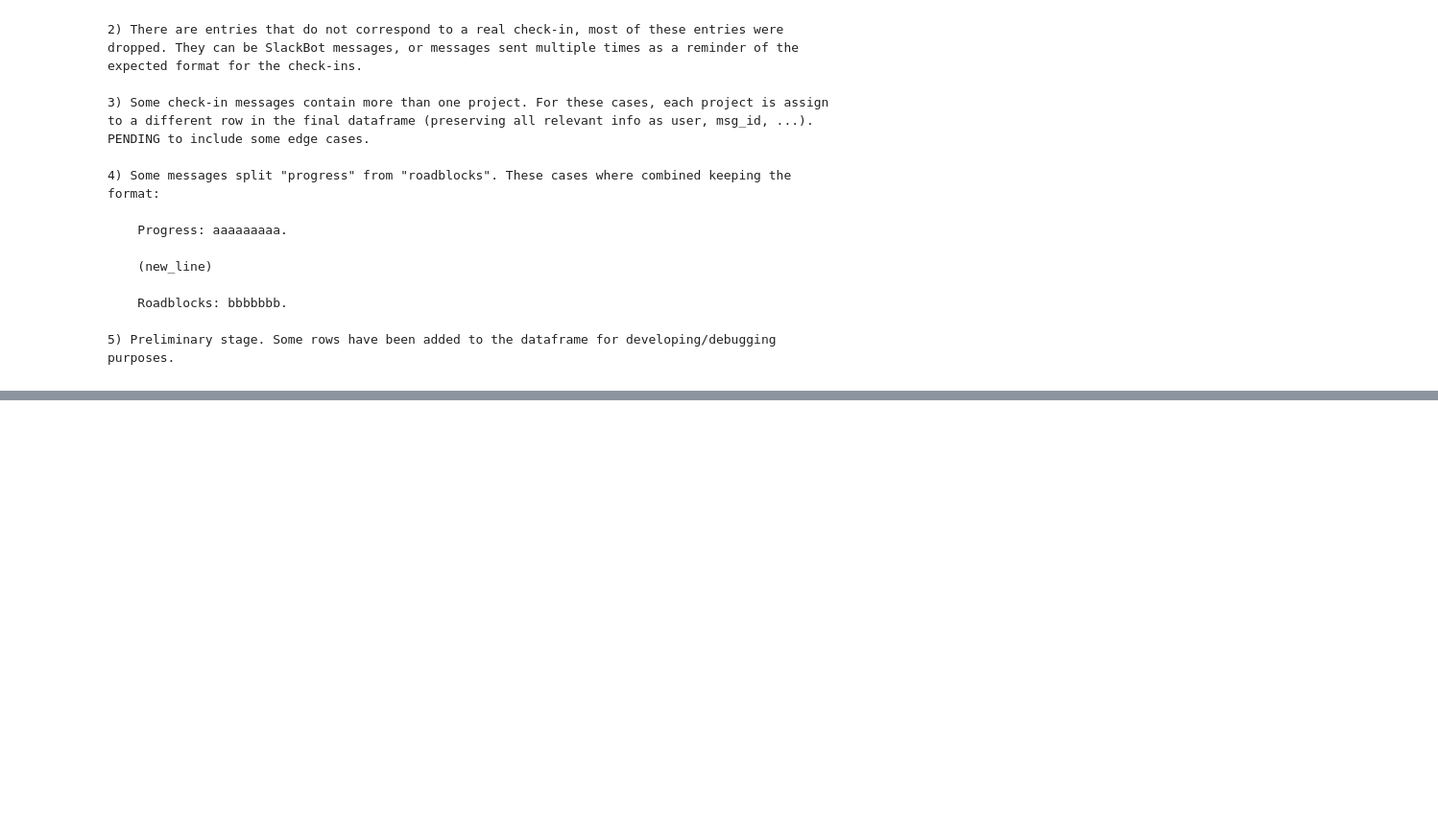
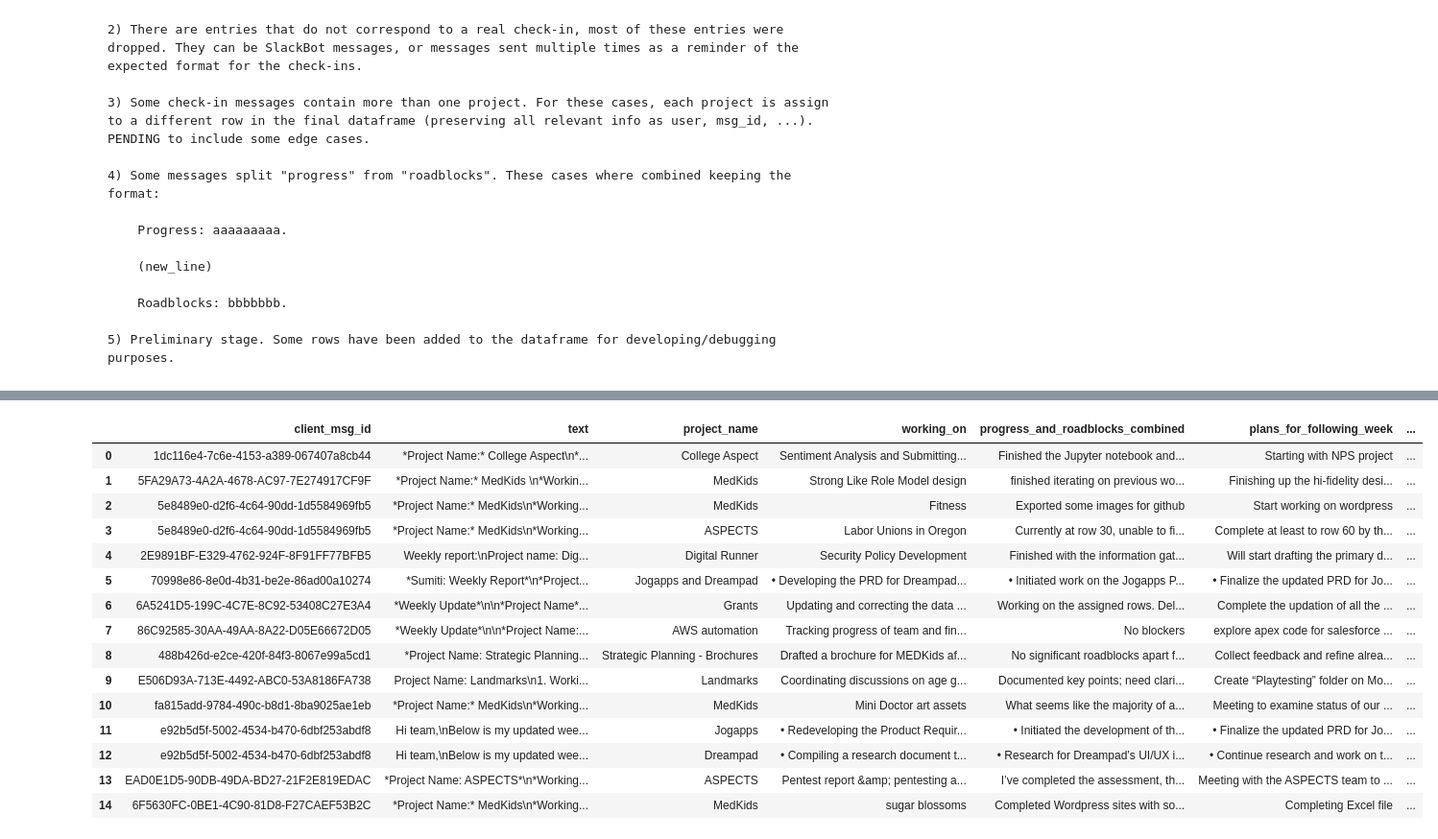
Before and after one commit to angelicads93/export_Slack, a Jupyter notebook: AG_Slack_weekly_reports.ipynb, the cells around one changed output, grey strips where cells are left out. Shown at 96% size. Cells and saved outputs as stored; diff of their text form; code cells hidden in the pictures; blank space fills up the shorter version.

Commit message:
AG12132024 Tested implementation that parses text having semicolon other than those after the category names

```diff
--- a/AG_Slack_weekly_reports.ipynb
+++ b/AG_Slack_weekly_reports.ipynb
@@ -39,14 +39,15 @@ source_path = "/home/agds/Documents/RebeccaEverleneTrust/RebeccaEverlene_Slack_e
 keywords_dictionary = {
     'header' : ['weekly report', 'report', "week's report"],
     'project_name': ['project name', 'project'],
-    'working_on' : ['working on', 'working'],
-    'progress_and_roadblocks' : ['progress and roadblocks', 'progress and roadblock'],#, 'progress', 'roadblocks'],
+    'working_on' : ['working on', 'working', 'what you are working on'],#, 'this week'],
+    'progress_and_roadblocks' : ['progress and roadblocks', 'progress and roadblock', 'progress &amp; roadblocks'],#, 'progress', 'roadblocks'],
     'progress' : ['progress'],
     'roadblocks' : ['roadblocks', 'roadblock'],
-    'plans_for_following_week' : ['plans for the following week', 'plans for next week', 'plans', 'following week', 'next week'],
-    'meetings' : ['meetings', 'meet', 'met']
+    'plans_for_following_week' : ['plans for the following week', 'plans for next week', 'following week', 'next week', 'plans for the upcoming week'],
+    'meetings' : ['meetings', 'meet', 'met', "meetings you've attended", 'upcoming meetings'],
+    'this_week' : ['this week']
 }
-all_keywords = ['project_name', 'working_on', 'progress_and_roadblocks', 'progress', 'roadblocks','plans_for_following_week', 'meetings']
+all_keywords = ['project_name', 'working_on', 'progress_and_roadblocks', 'progress', 'roadblocks','plans_for_following_week', 'meetings', 'this_week']
 # %%
 ##-- Extract messages from the Slack channel "think-biver-sunday-checkins":
 
@@ -114,6 +128,20 @@ sample_format_msg_text = checkins_df.at[10,'text']
 sample_format_msg_indices = checkins_df[checkins_df['text']==sample_format_msg_text].index
 print('sample_format_msg_indices: ', np.array(sample_format_msg_indices), '\n')
 
+sample_text_indices = []
+sample_text_1 = '\n\n*Project Name* :Scapegoated \n1. *What you are working on:* Currently focusing on designs and other suggestions as per the discussions with other team members as well as improving the design of the website\n2. *Progress and Roadblocks:* Regularly asking for suggestions and in contact with other team members,no roadblocks so far.\n3. *Plans for the following week:* To continue to work with the frontend part\n4. *Meetings:* No meetings conducted'
+sample_text_2 = 'Hey *<!here>*, I’m Deeptha from the AWS team'
+sample_text_3 = "<!channel> reposting <@U07FCQXU7Q9>'s message. Please adhere to it. THANK YOU."
+for i in range(len(checkins_df)):
+    if sample_text_1 in checkins_df.at[i,'text'] or sample_text_2 in checkins_df.at[i,'text'] :
+        sample_text_indices.append(i)
+print('sample_text_indices: ', np.array(sample_text_indices), '\n')
+
+##-- Messages from user explaining how the format of the checkins should be:
+#sample_format_user_text = checkins_df.at[10,'user']
+#sample_format_user_indices = checkins_df[checkins_df['user']==sample_format_user_text].index
+#print('sample_format_user_indices: ', np.array(sample_format_user_indices), '\n')
+
 ##-- Messages from USLACKBOT:
 bot_indices = checkins_df[checkins_df['user']=='USLACKBOT'].index
 print('bot_indices: ', np.array(bot_indices), '\n')
@@ -126,8 +154,11 @@ for i in list(checkins_df.index):
 print('joined_channel_indices: ', joined_channel_indices, '\n')
 
 ##-- Drop from dataframe:
-for msg_type_indices in [sample_format_msg_indices, bot_indices, joined_channel_indices]:
-    checkins_df = checkins_df.drop(msg_type_indices,axis=0)
+for msg_type_indices in [sample_format_msg_indices, sample_text_indices, bot_indices, joined_channel_indices]:
+    try:
+        checkins_df = checkins_df.drop(msg_type_indices,axis=0)
+    except:
+        continue
 
 ##-- Remaining messages:
 #indices_same_text_remaining = get_indices_with_repeated_text(checkins_df)
@@ -307,0 +493,26 @@ np.array(missmatch)
+# %%
+checkins_df_a = checkins_df[checkins_df['status']=='Fully parsed (p&r)'].copy()
+checkins_df_a.index = np.arange(0,len(checkins_df_a),1)
+checkins_df_a.head()
+
+checkins_parsed_df = parse_dataframe(checkins_df_a)
+df_out = checkins_parsed_df[['client_msg_id', 'text', 'project_name', 'working_on', 'progress_and_roadblocks_combined', 'plans_for_following_week', 'meetings', 'status', 'n_projects']]
+df_out.to_csv('/home/agds/Desktop/TEST1.csv')
+df_out[:15]
+# %% [output]
+|  | client_msg_id | text | project_name | working_on | progress_and_roadblocks_combined | plans_for_following_week | ... |
+| 0 | 1dc116e4-7c6e-4153-a389-067407a8cb44 | *Project Name:* College Aspect\n*... | College Aspect | Sentiment Analysis and Submitting... | Finished the Jupyter notebook and... | Starting with NPS project | ... |
+| 1 | 5FA29A73-4A2A-4678-AC97-7E274917CF9F | *Project Name:* MedKids \n*Workin... | MedKids | Strong Like Role Model design | finished iterating on previous wo... | Finishing up the hi-fidelity desi... | ... |
+| 2 | 5e8489e0-d2f6-4c64-90dd-1d5584969fb5 | *Project Name:* MedKids\n*Working... | MedKids | Fitness | Exported some images for github | Start working on wordpress | ... |
+| 3 | 5e8489e0-d2f6-4c64-90dd-1d5584969fb5 | *Project Name:* MedKids\n*Working... | ASPECTS | Labor Unions in Oregon | Currently at row 30, unable to fi... | Complete at least to row 60 by th... | ... |
+| 4 | 2E9891BF-E329-4762-924F-8F91FF77BFB5 | Weekly report:\nProject name: Dig... | Digital Runner | Security Policy Development | Finished with the information gat... | Will start drafting the primary d... | ... |
+| 5 | 70998e86-8e0d-4b31-be2e-86ad00a10274 | *Sumiti: Weekly Report*\n*Project... | Jogapps and Dreampad | • Developing the PRD for Dreampad... | • Initiated work on the Jogapps P... | • Finalize the updated PRD for Jo... | ... |
+| 6 | 6A5241D5-199C-4C7E-8C92-53408C27E3A4 | *Weekly Update*\n\n*Project Name*... | Grants | Updating and correcting the data ... | Working on the assigned rows. Del... | Complete the updation of all the ... | ... |
+| 7 | 86C92585-30AA-49AA-8A22-D05E66672D05 | *Weekly Update*\n\n*Project Name:... | AWS automation | Tracking progress of team and fin... | No blockers | explore apex code for salesforce ... | ... |
+| 8 | 488b426d-e2ce-420f-84f3-8067e99a5cd1 | *Project Name: Strategic Planning... | Strategic Planning - Brochures | Drafted a brochure for MEDKids af... | No significant roadblocks apart f... | Collect feedback and refine alrea... | ... |
+| 9 | E506D93A-713E-4492-ABC0-53A8186FA738 | Project Name: Landmarks\n1. Worki... | Landmarks | Coordinating discussions on age g... | Documented key points; need clari... | Create “Playtesting” folder on Mo... | ... |
+| 10 | fa815add-9784-490c-b8d1-8ba9025ae1eb | *Project Name:* MedKids\n*Working... | MedKids | Mini Doctor art assets | What seems like the majority of a... | Meeting to examine status of our ... | ... |
+| 11 | e92b5d5f-5002-4534-b470-6dbf253abdf8 | Hi team,\nBelow is my updated wee... | Jogapps | • Redeveloping the Product Requir... | • Initiated the development of th... | • Finalize the updated PRD for Jo... | ... |
+| 12 | e92b5d5f-5002-4534-b470-6dbf253abdf8 | Hi team,\nBelow is my updated wee... | Dreampad | • Compiling a research document t... | • Research for Dreampad’s UI/UX i... | • Continue research and work on t... | ... |
+| 13 | EAD0E1D5-90DB-49DA-BD27-21F2E819EDAC | *Project Name: ASPECTS*\n*Working... | ASPECTS | Pentest report &amp; pentesting a... | I’ve completed the assessment, th... | Meeting with the ASPECTS team to ... | ... |
+| 14 | 6F5630FC-0BE1-4C90-81D8-F27CAEF53B2C | *Project Name:* MedKids\n*Working... | MedKids | sugar blossoms | Completed Wordpress sites with so... | Completing Excel file | ... |
```
Also changed, not shown: parts of 12 cells of this notebook.
